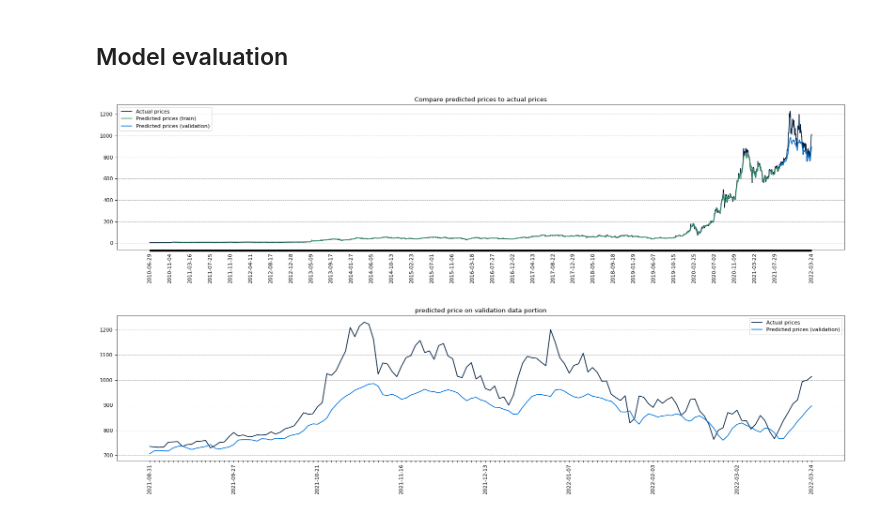
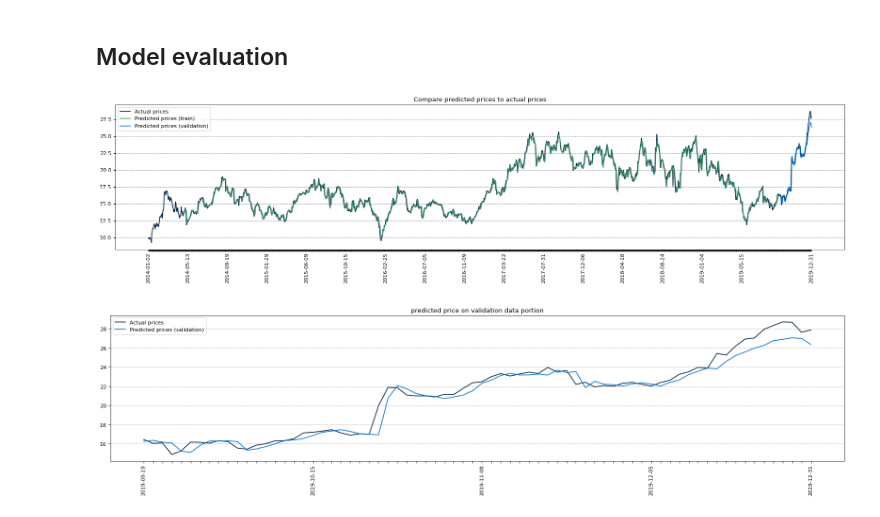
Before and after one commit to mega5800/algo-trading-system, a Jupyter notebook: Code/predicting_close_LSTM.ipynb, the cells around one changed output. Cells and saved outputs as stored; diff of their text form; code cells hidden in the pictures.

```diff
--- a/Code/predicting_close_LSTM.ipynb
+++ b/Code/predicting_close_LSTM.ipynb
@@ -17,9 +17,9 @@ from matplotlib.pyplot import figure
 ### Loading processed_TSLA.csv data
 # %%
 # Load the TSLA data file
-data_tsla = pd.read_csv('../data/processed_TSLA.csv')
+data_tsla = pd.read_csv('../data/PAPER_TSLA_data.csv')
 
-file_path = '../data/processed_TSLA.csv'
+file_path = '../data/PAPER_TSLA_data.csv'
 
 data_tsla.head()
 # %% [output]
@@ -35,7 +35,7 @@ data_tsla.head()
 config = {
     # Configuration for data preprocessing and splitting
     "data": {
-        "window_size": 100,  # Size of the sliding window for time series data
+        "window_size": 80,  # Size of the sliding window for time series data
         "train_split_size": 0.95,  # Proportion of data to use for training (95%)
     },
 
@@ -63,7 +63,7 @@ config = {
     "training": {
         "device": "cpu",  # Device to train the model on (e.g., 'cpu' or 'cuda')
         "batch_size": 64,  # Number of samples per batch during training
-        "num_epoch": 100,  # Number of training epochs
+        "num_epoch": 50,  # Number of training epochs
         "learning_rate": 0.001,  # Learning rate for the optimizer
         "scheduler_step_size": 10,  # Step size for the learning rate scheduler
     }
@@ -480,34 +477,34 @@ if config["plots"]["show_plots"]:
     fig.patch.set_facecolor((1.0, 1.0, 1.0))
     plt.plot(to_plot_data_date, to_plot_data_y_val_subset, label="Actual prices", color=config["plots"]["color_actual"])
     plt.plot(to_plot_data_date, to_plot_predicted_val, label="Predicted prices (validation)", color=config["plots"]["color_pred_val"])
     plt.title("predicted price on validation data portion")
     xticks = [to_plot_data_date[i] if ((i%int(config["plots"]["xticks_interval"]/5)==0 and (len(to_plot_data_date)-i) > config["plots"]["xticks_interval"]/6) or i==len(to_plot_data_date)-1) else None for i in range(len(to_plot_data_date))] # make x ticks nice
     xs = np.arange(0,len(xticks))
     plt.xticks(xs, xticks, rotation='vertical')
     plt.grid(visible=True, which='major', axis='y', linestyle='--')
     plt.legend()
     plt.show()
 
 # Prepare the data to be saved
 processed_data = pd.DataFrame({
     'Date': data_date,
     'Actual_Close': data_close_price
 })
 
 # Add the predicted values to the DataFrame
 processed_data['Predicted_Close'] = np.nan
 processed_data.loc[config["data"]["window_size"]:split_index+config["data"]["window_size"]-1, 'Predicted_Close'] = scaler.inverse_transform(predicted_train, feature_idx=3).flatten()
 processed_data.loc[split_index+config["data"]["window_size"]:num_data_points, 'Predicted_Close'] = scaler.inverse_transform(predicted_val, feature_idx=3).flatten()
 
 
 # Read the original processed_TSLA.csv
-original_data = pd.read_csv('../data/processed_TSLA.csv')
+original_data = pd.read_csv('../data/processed_PAPER_TSLA_data.csv')
 
 # Merge the original data with the predicted data based on the Date column
 merged_data = pd.merge(original_data, processed_data[['Date', 'Predicted_Close']], on='Date', how='left')
 
 # Save to CSV
-merged_data.to_csv('../data/Processed_predicted_TSLA.csv', index=False)
+merged_data.to_csv('../data/processed_PAPER_TSLA_data.csv', index=False)
 # %% [output]
-[figure, old version]
+[figure, new version]
-[figure, old version]
+[figure, new version]
```
Also changed, not shown: parts of 5 cells of this notebook.
